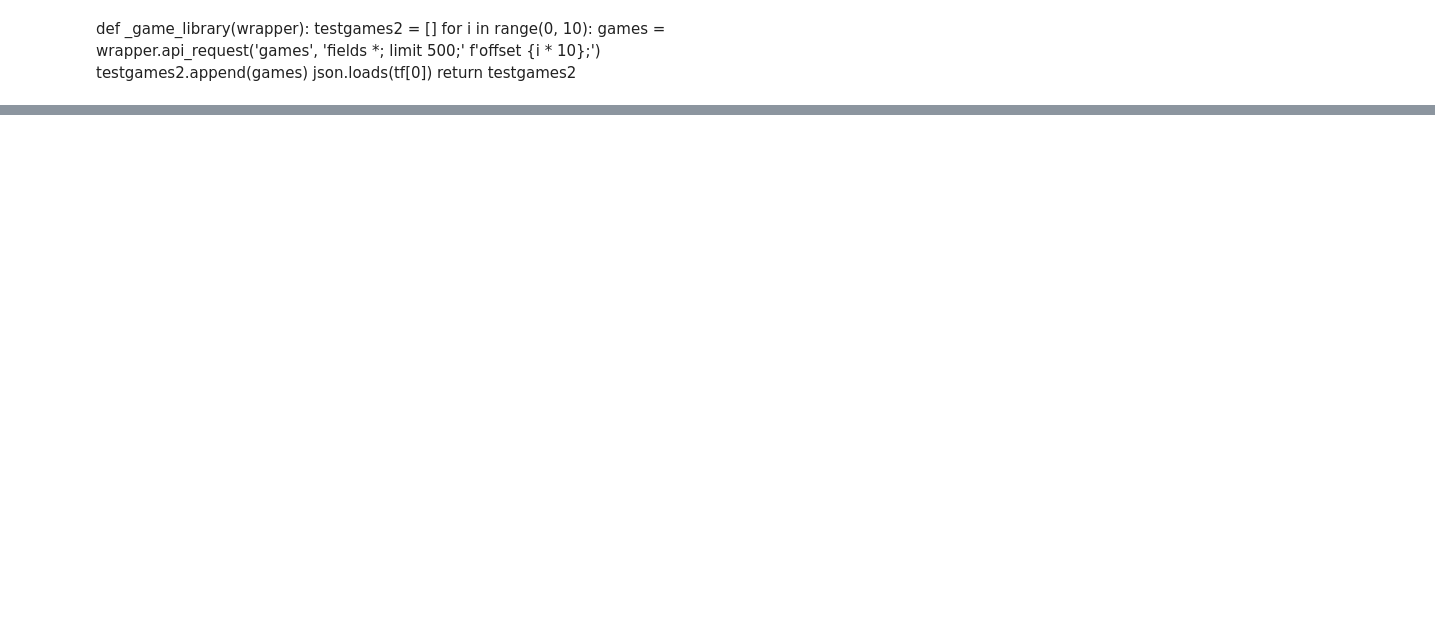
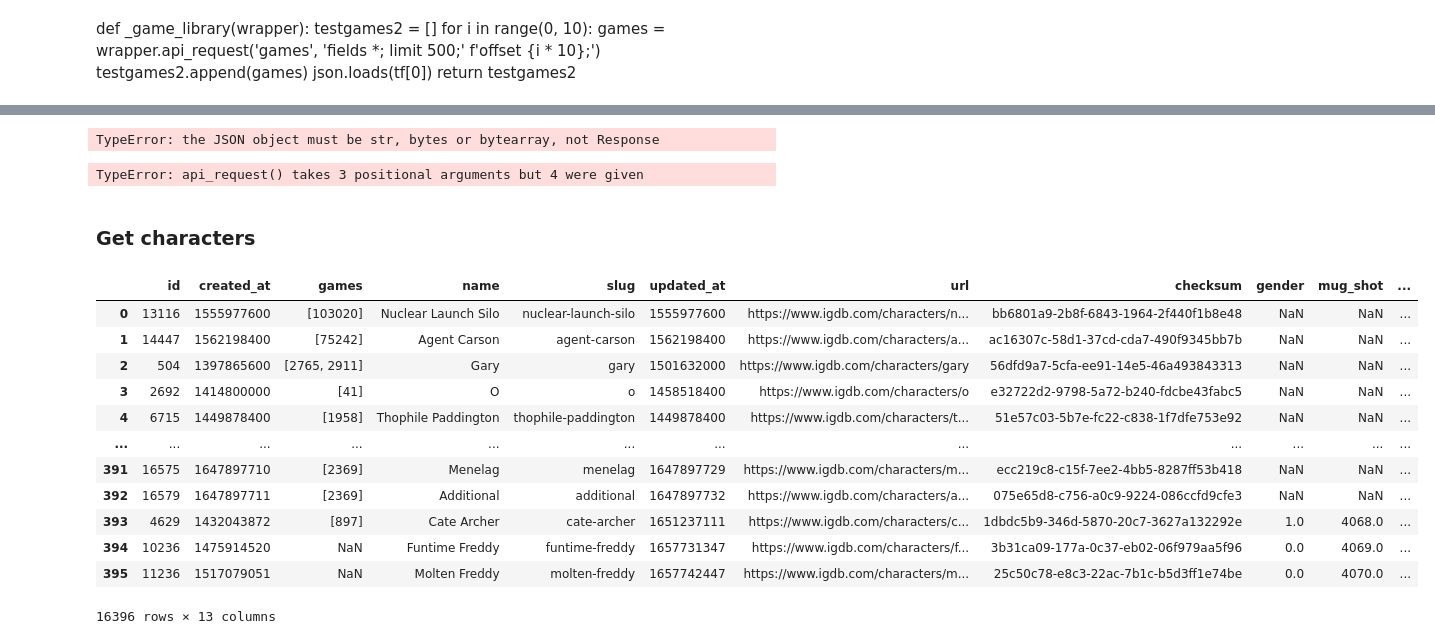
Before and after one commit to MrEnigmamgine/Videogame-Capstone_fork, a Jupyter notebook: jarrid_workbook.ipynb, the cells around one changed output, grey strips where cells are left out. Drawn from its saved outputs; the diff is of its cells as text; code cells hidden in the pictures; blank space fills up the shorter version.

Commit message:
added more lines of code to acquire data

```diff
--- a/jarrid_workbook.ipynb
+++ b/jarrid_workbook.ipynb
@@ -264,0 +313,4 @@ game_library2.to_csv("games.csv")
+# %%
+headers = {'Client-ID': f'{Client_ID}', 'Authorization': f'Bearer {access_token}'}
+data = 'fields content_descriptions; '
+r = requests.post('https://api.igdb.com/v4/age_ratings' ,data=data ,  headers=headers)
@@ -264,0 +330,16 @@ game_library2.to_csv("games.csv")
+# %%
+ y = json.loads(r)
+# %% [output]
+TypeError: the JSON object must be str, bytes or bytearray, not Response
+# %%
+headers = {'Client-ID': f'{Client_ID}', 'Authorization': f'Bearer {access_token}'}
+data = 'fields *; '
+r = requests.post('https://api.igdb.com/v4/age_ratings/age_ratings/age_rating_enumns' ,data=data ,  headers=headers)
+
+age_ratings = wrapper.api_request('age_ratings' , 'age_ratings_enumns', 'fields *;limit 500;')
+
+x = json.loads(age_ratings)
+
+age_ratings =pd.DataFrame(x)
+# %% [output]
+TypeError: api_request() takes 3 positional arguments but 4 were given
@@ -264,0 +356,2 @@ game_library2.to_csv("games.csv")
+# %% [markdown]
+### Get characters
@@ -264,0 +360,26 @@ game_library2.to_csv("games.csv")
+# %%
+def get_characters(wrapper):
+    characters = pd.DataFrame()
+    for i in range (0, 409):
+        a_ratings = wrapper.api_request('characters', 'fields *; limit 500;' f'offset {i * 500};')
+        y = json.loads(a_ratings)
+        results_df =pd.DataFrame(y)
+        characters = pd.concat([characters, results_df])
+    return characters
+# %%
+characters = get_characters(wrapper)
+characters
+# %% [output]
+|  | id | created_at | games | name | slug | updated_at | url | checksum | gender | mug_shot | ... |
+| 0 | 13116 | 1555977600 | [103020] | Nuclear Launch Silo | nuclear-launch-silo | 1555977600 | https://www.igdb.com/characters/n... | bb6801a9-2b8f-6843-1964-2f440f1b8e48 | NaN | NaN | ... |
+| 1 | 14447 | 1562198400 | [75242] | Agent Carson | agent-carson | 1562198400 | https://www.igdb.com/characters/a... | ac16307c-58d1-37cd-cda7-490f9345bb7b | NaN | NaN | ... |
+| 2 | 504 | 1397865600 | [2765, 2911] | Gary | gary | 1501632000 | https://www.igdb.com/characters/gary | 56dfd9a7-5cfa-ee91-14e5-46a493843313 | NaN | NaN | ... |
+| 3 | 2692 | 1414800000 | [41] | O | o | 1458518400 | https://www.igdb.com/characters/o | e32722d2-9798-5a72-b240-fdcbe43fabc5 | NaN | NaN | ... |
+| 4 | 6715 | 1449878400 | [1958] | Thophile Paddington | thophile-paddington | 1449878400 | https://www.igdb.com/characters/t... | 51e57c03-5b7e-fc22-c838-1f7dfe753e92 | NaN | NaN | ... |
+| ... | ... | ... | ... | ... | ... | ... | ... | ... | ... | ... | ... |
+| 391 | 16575 | 1647897710 | [2369] | Menelag | menelag | 1647897729 | https://www.igdb.com/characters/m... | ecc219c8-c15f-7ee2-4bb5-8287ff53b418 | NaN | NaN | ... |
+| 392 | 16579 | 1647897711 | [2369] | Additional | additional | 1647897732 | https://www.igdb.com/characters/a... | 075e65d8-c756-a0c9-9224-086ccfd9cfe3 | NaN | NaN | ... |
+| 393 | 4629 | 1432043872 | [897] | Cate Archer | cate-archer | 1651237111 | https://www.igdb.com/characters/c... | 1dbdc5b9-346d-5870-20c7-3627a132292e | 1.0 | 4068.0 | ... |
+| 394 | 10236 | 1475914520 | NaN | Funtime Freddy | funtime-freddy | 1657731347 | https://www.igdb.com/characters/f... | 3b31ca09-177a-0c37-eb02-06f979aa5f96 | 0.0 | 4069.0 | ... |
+| 395 | 11236 | 1517079051 | NaN | Molten Freddy | molten-freddy | 1657742447 | https://www.igdb.com/characters/m... | 25c50c78-e8c3-22ac-7b1c-b5d3ff1e74be | 0.0 | 4070.0 | ... |
+16396 rows × 13 columns
```
Also changed, not shown: parts of 32 cells of this notebook.
